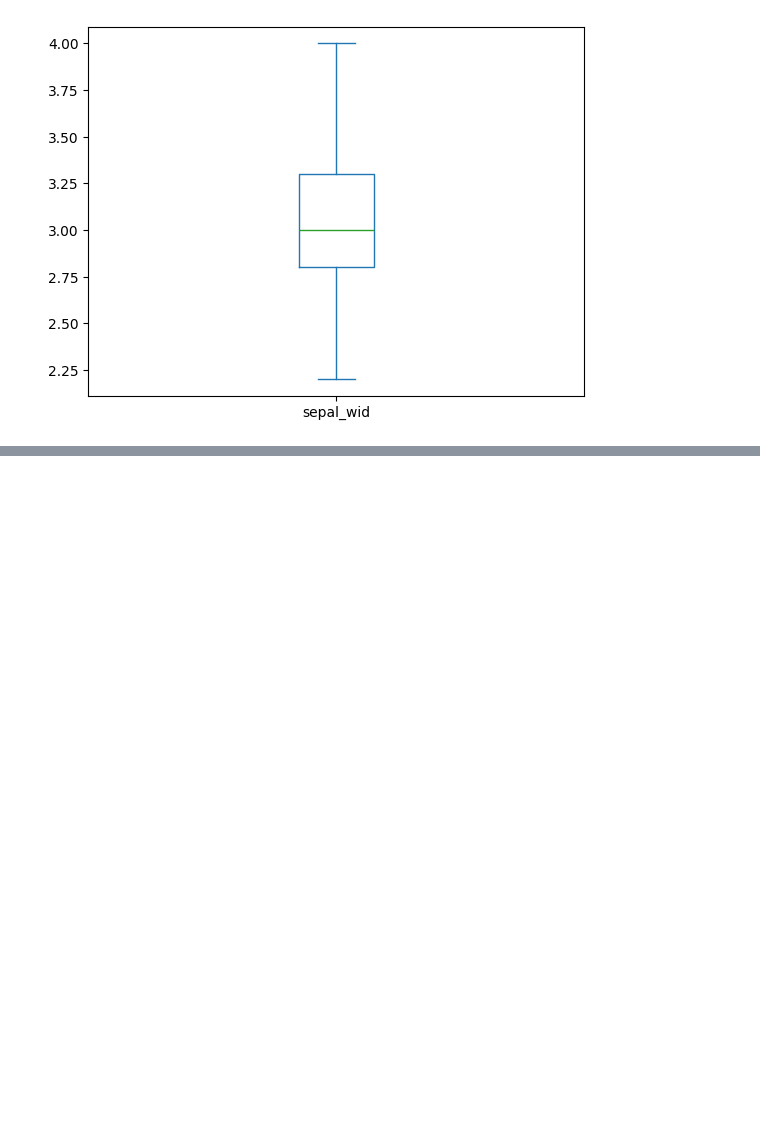
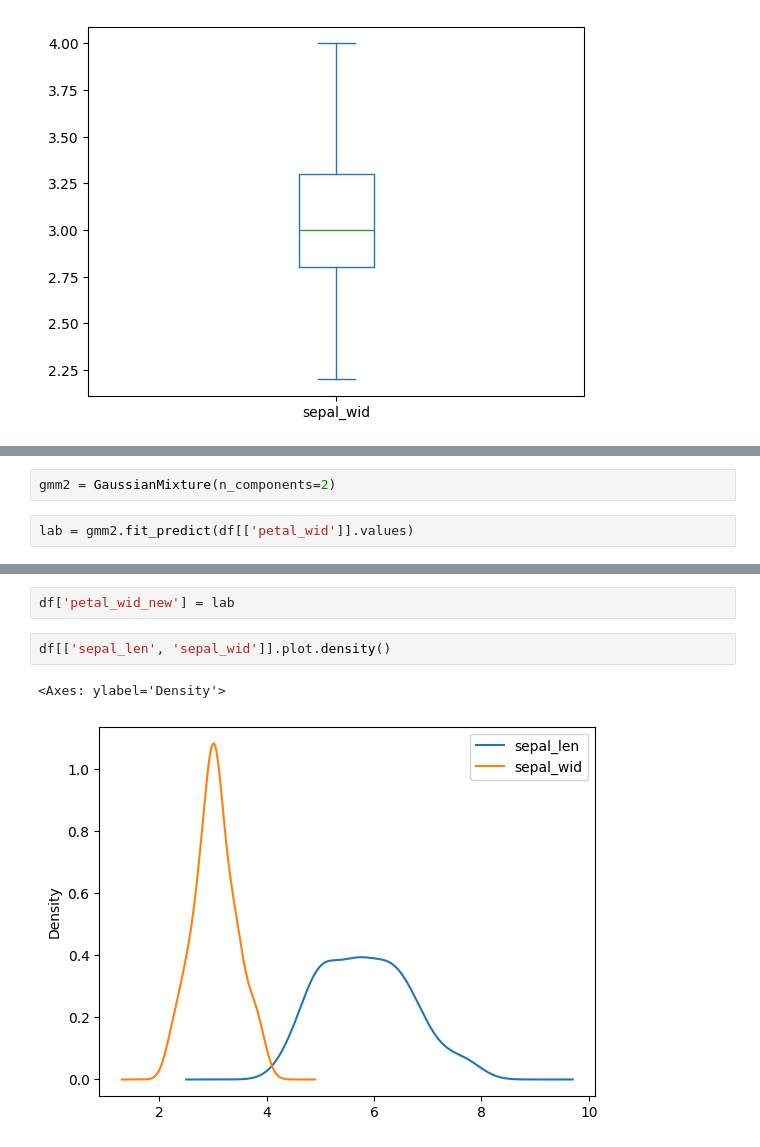
Before and after one commit to syedmahmoodiagents/gct, a Jupyter notebook: 26July/Feature_processing.ipynb, the cells around one changed output, grey strips where cells are left out. Cells and saved outputs as stored; diff of their text form; blank space fills up the shorter version.

```diff
--- a/26July/Feature_processing.ipynb
+++ b/26July/Feature_processing.ipynb
@@ -98,0 +177,4 @@ df['sepal_wid'].plot(kind='box')
+# %%
+gmm2 = GaussianMixture(n_components=2)
+# %%
+lab = gmm2.fit_predict(df[['petal_wid']].values)
@@ -98,0 +191,7 @@ df['sepal_wid'].plot(kind='box')
+# %%
+df['petal_wid_new'] = lab
+# %%
+df[['sepal_len', 'sepal_wid']].plot.density()
+# %% [output]
+<Axes: ylabel='Density'>
+[figure, added]
```
Also changed, not shown: parts of 22 cells of this notebook.
